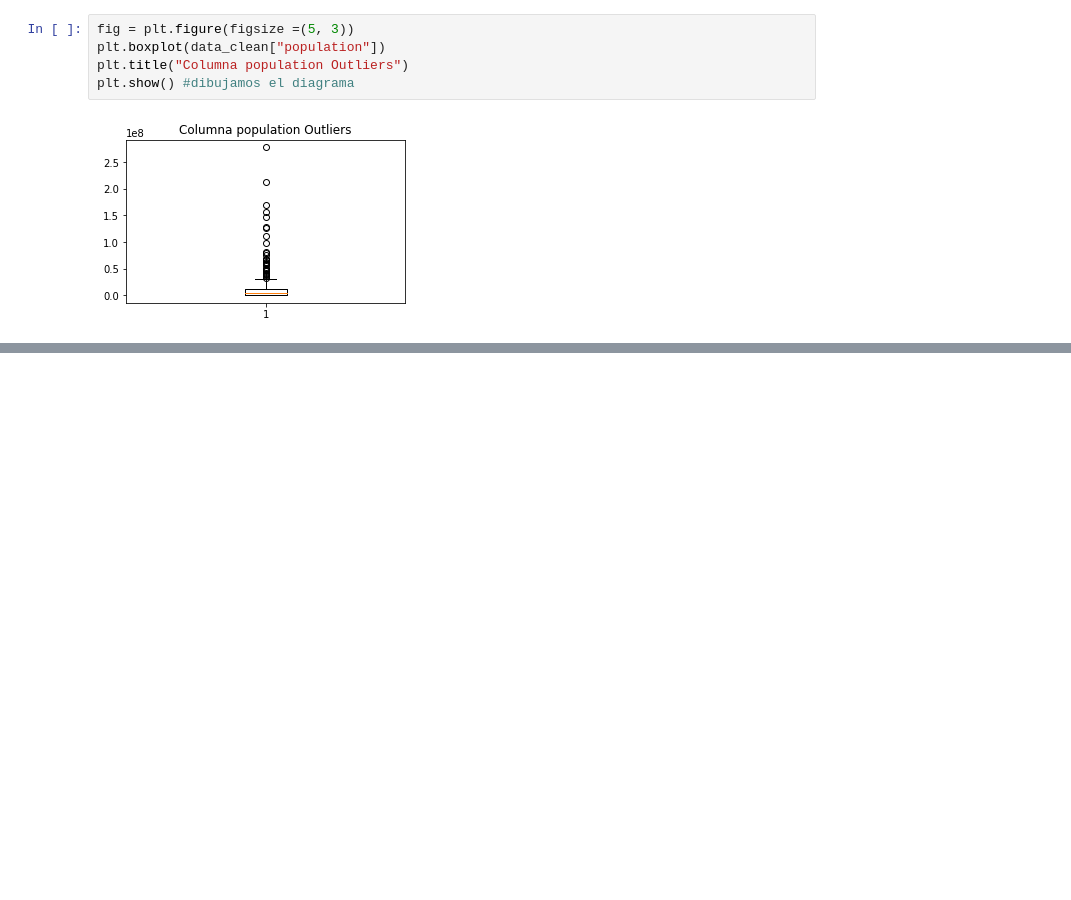
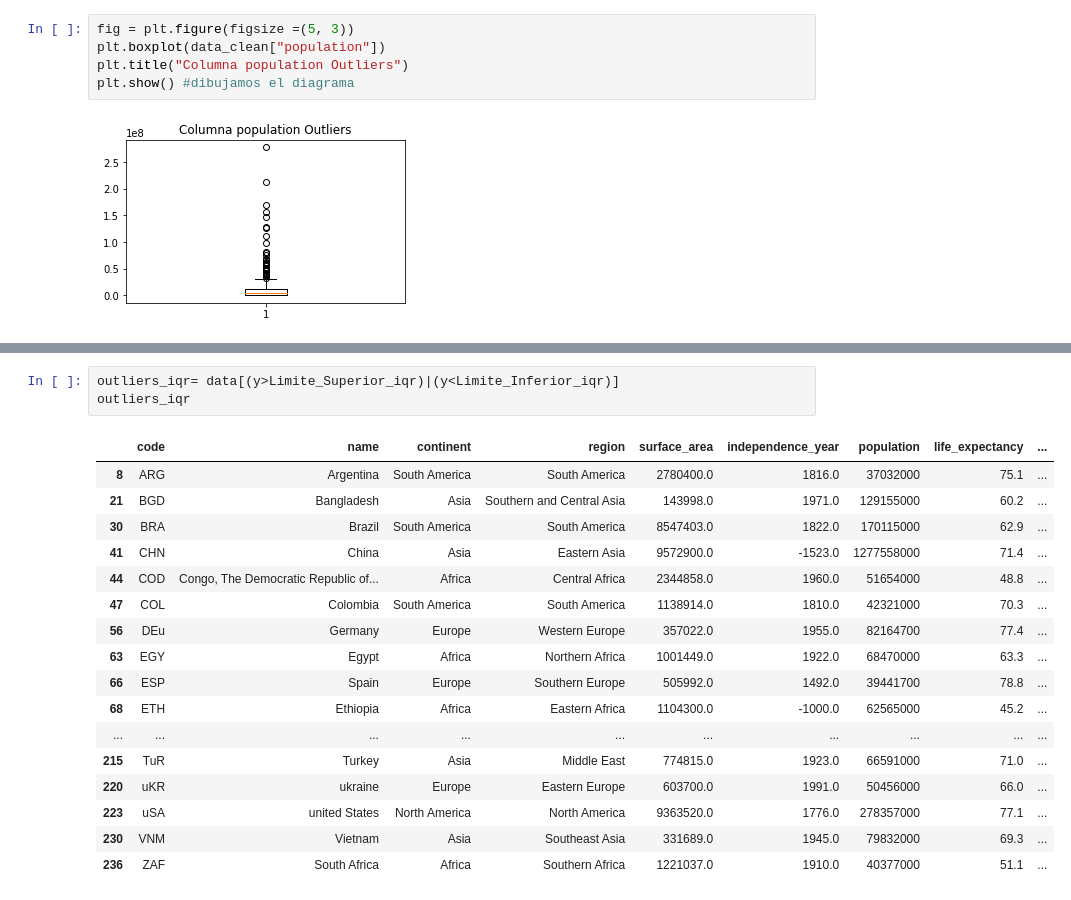
Before and after one commit to Gerardoaaburto/Reto-Final-, a Jupyter notebook: Reto-Final.ipynb, the cells around one changed output, grey strips where cells are left out. Drawn from its saved outputs; the diff is of its cells as text; blank space fills up the shorter version.

```diff
--- a/Reto-Final.ipynb
+++ b/Reto-Final.ipynb
@@ -144,0 +244,21 @@ plt.show() #dibujamos el diagrama
+# %%
+outliers_iqr= data[(y>Limite_Superior_iqr)|(y<Limite_Inferior_iqr)]
+outliers_iqr
+# %% [output]
+|  | code | name | continent | region | surface_area | independence_year | population | life_expectancy | ... |
+| 8 | ARG | Argentina | South America | South America | 2780400.0 | 1816.0 | 37032000 | 75.1 | ... |
+| 21 | BGD | Bangladesh | Asia | Southern and Central Asia | 143998.0 | 1971.0 | 129155000 | 60.2 | ... |
+| 30 | BRA | Brazil | South America | South America | 8547403.0 | 1822.0 | 170115000 | 62.9 | ... |
+| 41 | CHN | China | Asia | Eastern Asia | 9572900.0 | -1523.0 | 1277558000 | 71.4 | ... |
+| 44 | COD | Congo, The Democratic Republic of... | Africa | Central Africa | 2344858.0 | 1960.0 | 51654000 | 48.8 | ... |
+| 47 | COL | Colombia | South America | South America | 1138914.0 | 1810.0 | 42321000 | 70.3 | ... |
+| 56 | DEu | Germany | Europe | Western Europe | 357022.0 | 1955.0 | 82164700 | 77.4 | ... |
+| 63 | EGY | Egypt | Africa | Northern Africa | 1001449.0 | 1922.0 | 68470000 | 63.3 | ... |
+| 66 | ESP | Spain | Europe | Southern Europe | 505992.0 | 1492.0 | 39441700 | 78.8 | ... |
+| 68 | ETH | Ethiopia | Africa | Eastern Africa | 1104300.0 | -1000.0 | 62565000 | 45.2 | ... |
+| ... | ... | ... | ... | ... | ... | ... | ... | ... | ... |
+| 215 | TuR | Turkey | Asia | Middle East | 774815.0 | 1923.0 | 66591000 | 71.0 | ... |
+| 220 | uKR | ukraine | Europe | Eastern Europe | 603700.0 | 1991.0 | 50456000 | 66.0 | ... |
+| 223 | uSA | united States | North America | North America | 9363520.0 | 1776.0 | 278357000 | 77.1 | ... |
+| 230 | VNM | Vietnam | Asia | Southeast Asia | 331689.0 | 1945.0 | 79832000 | 69.3 | ... |
+| 236 | ZAF | South Africa | Africa | Southern Africa | 1221037.0 | 1910.0 | 40377000 | 51.1 | ... |
```
Also changed, not shown: parts of 16 cells of this notebook.
